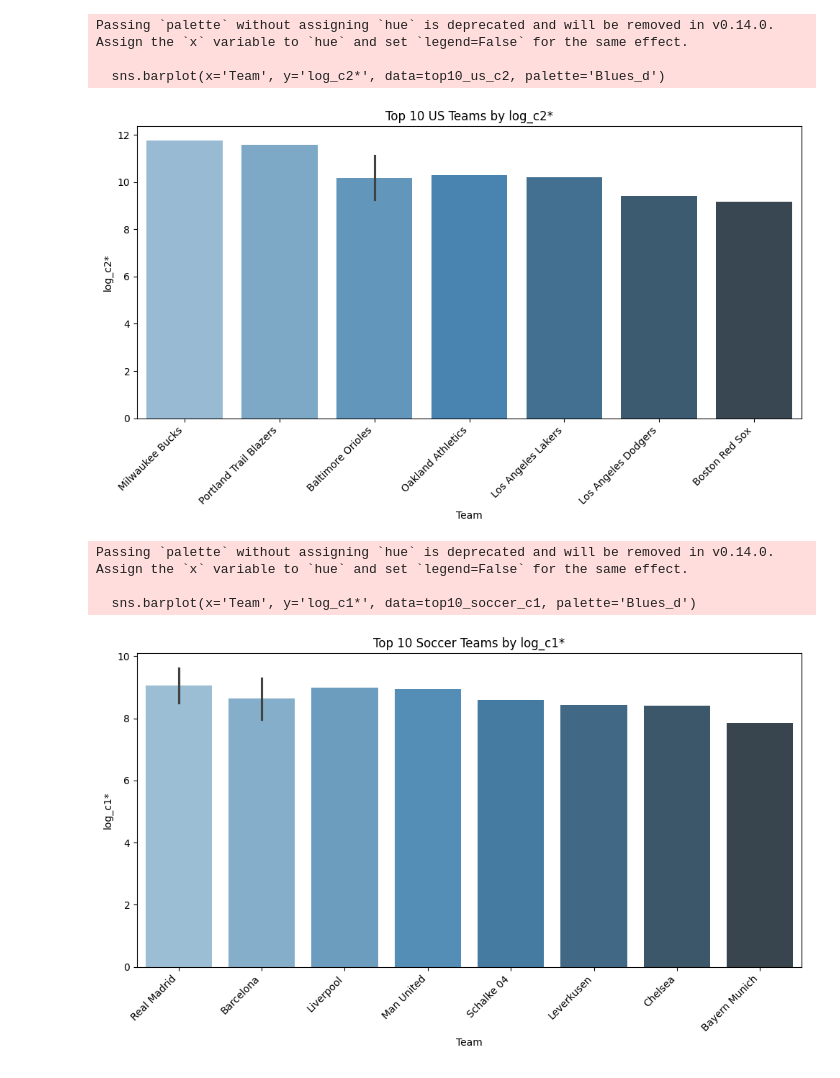
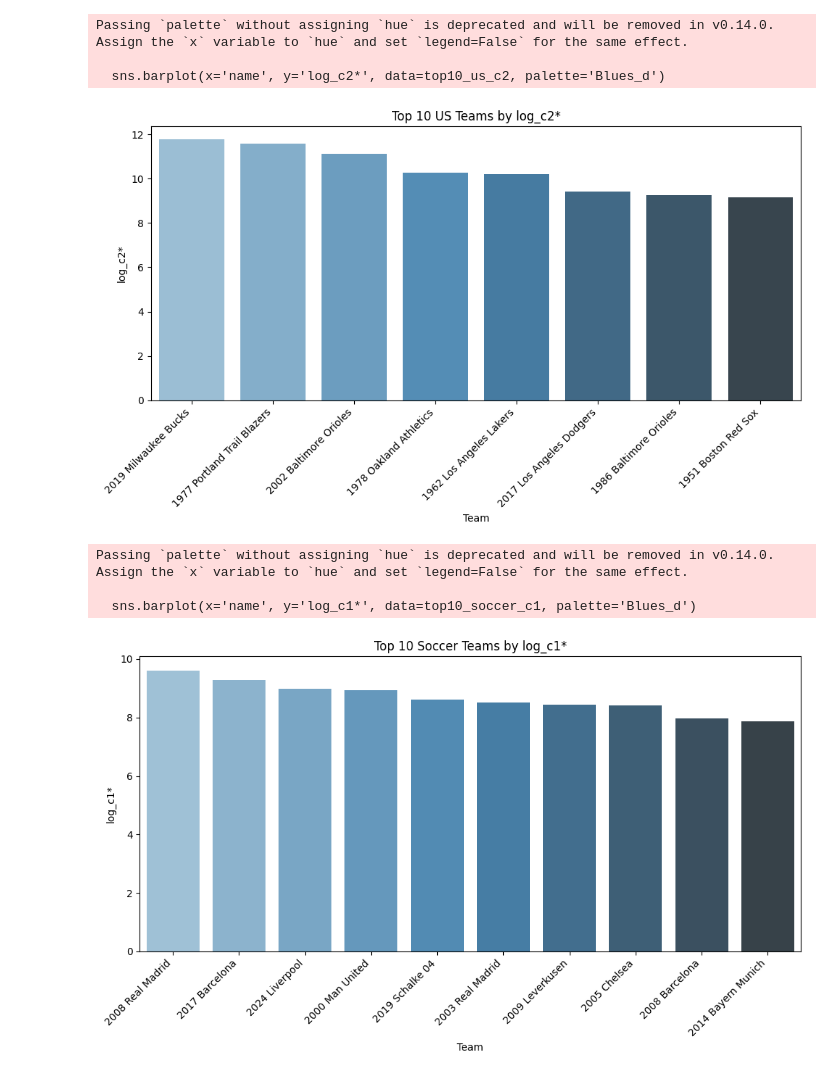
Before and after one commit to RyanRegalado/Win-Loss-Sequences-Sp2026, a Jupyter notebook: output/generalized_cscores.ipynb, the cells around one changed output. Saved outputs shown, nothing was run; the diff lists cells and outputs as text; code cells hidden in the pictures.

Commit message:
added season and team name to generalized c-scores plots

```diff
--- a/output/generalized_cscores.ipynb
+++ b/output/generalized_cscores.ipynb
@@ -13,6 +13,9 @@ soccer['log_c1*'] = np.log(soccer['c1*'])
 
 us['log_c2*'] = np.log(us['c2*'])
 soccer['log_c2*'] = np.log(soccer['c2*'])
+# %%
+us["name"] = us["Season"].astype(str) + " " + us["Team"]
+soccer["name"] = soccer["Season"].astype(str) + " " + soccer["Team"]
 # %%
 top10_us_c1 = us.nlargest(10, 'log_c1*')
 
@@ -34,7 +37,7 @@ Passing `palette` without assigning `hue` is deprecated and will be removed in v
 top10_us_c2 = us.nlargest(10, 'log_c2*')
 
 plt.figure(figsize=(10,6))
-sns.barplot(x='Team', y='log_c2*', data=top10_us_c2, palette='Blues_d')
+sns.barplot(x='name', y='log_c2*', data=top10_us_c2, palette='Blues_d')
 plt.xlabel('Team')
 plt.ylabel('log_c2*')
 plt.title('Top 10 US Teams by log_c2*')
@@ -45,25 +48,25 @@ plt.close()
 # %% [output]
 Passing `palette` without assigning `hue` is deprecated and will be removed in v0.14.0. Assign the `x` variable to `hue` and set `legend=False` for the same effect.
 
-  sns.barplot(x='Team', y='log_c2*', data=top10_us_c2, palette='Blues_d')
+  sns.barplot(x='name', y='log_c2*', data=top10_us_c2, palette='Blues_d')
-[figure, old version]
+[figure, new version]
 # %%
 top10_soccer_c1 = soccer.nlargest(10, 'log_c1*')
 
 plt.figure(figsize=(10,6))
-sns.barplot(x='Team', y='log_c1*', data=top10_soccer_c1, palette='Blues_d')
+sns.barplot(x='name', y='log_c1*', data=top10_soccer_c1, palette='Blues_d')
 plt.xlabel('Team')
 plt.ylabel('log_c1*')
 plt.title('Top 10 Soccer Teams by log_c1*')
 plt.xticks(rotation=45, ha='right')
 plt.tight_layout()
 plt.show()
 plt.close()
 # %% [output]
 Passing `palette` without assigning `hue` is deprecated and will be removed in v0.14.0. Assign the `x` variable to `hue` and set `legend=False` for the same effect.
 
-  sns.barplot(x='Team', y='log_c1*', data=top10_soccer_c1, palette='Blues_d')
+  sns.barplot(x='name', y='log_c1*', data=top10_soccer_c1, palette='Blues_d')
-[figure, old version]
+[figure, new version]
 # %%
 top10_soccer_c2 = soccer.nlargest(10, 'log_c2*')
 
```
Also changed, not shown: parts of 2 cells of this notebook.
